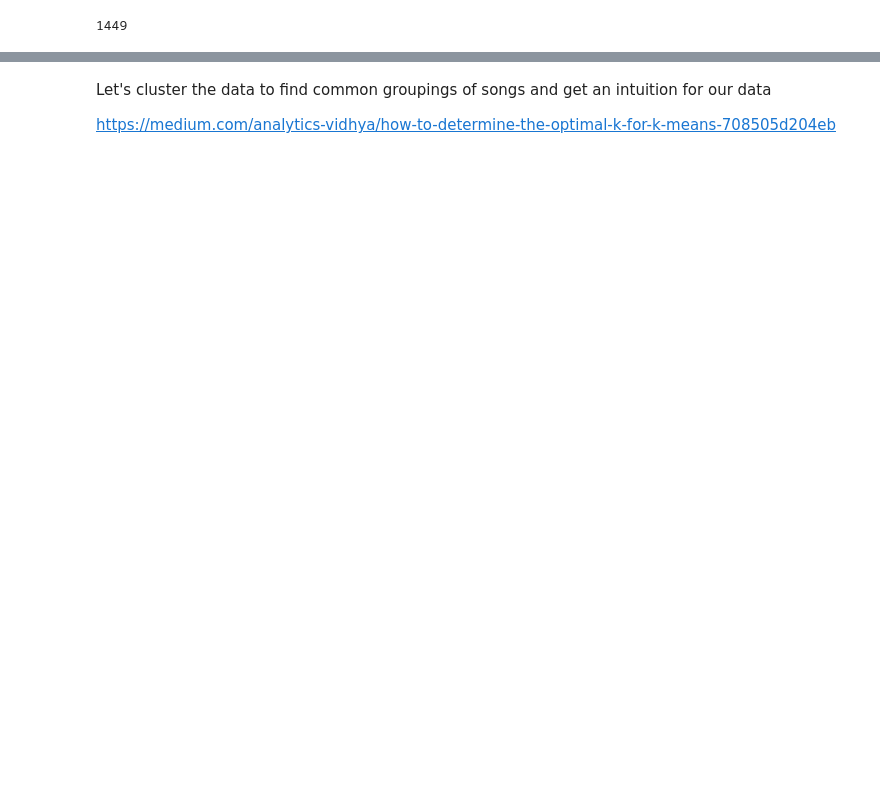
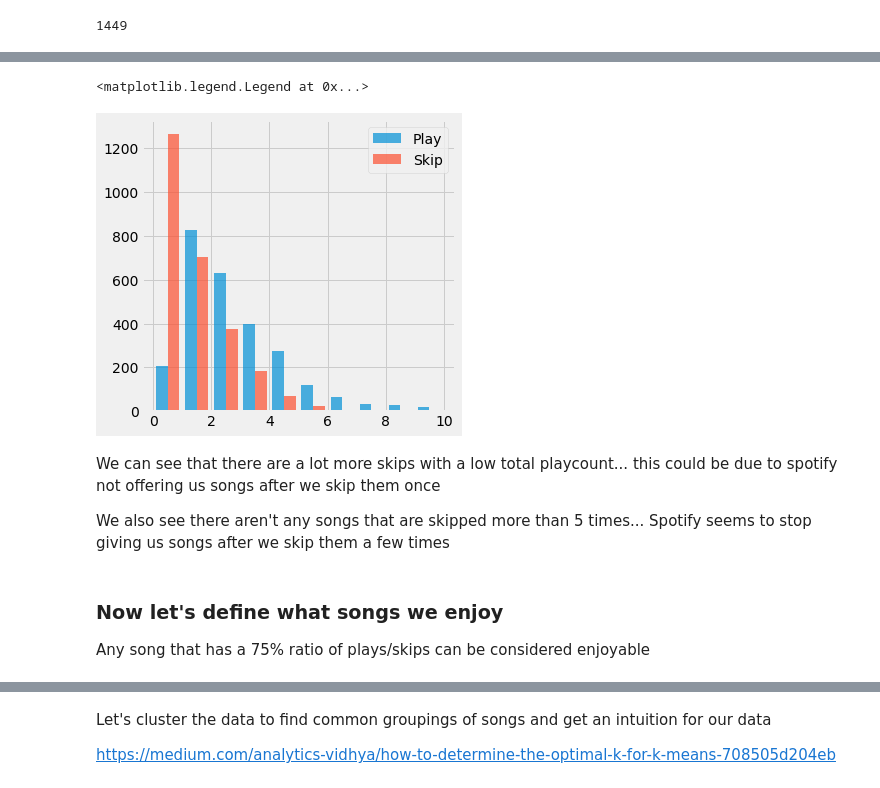
Before and after one commit to candrasc/Spotify_Artist_Recommender, a Jupyter notebook: Spotify Data Exploration.ipynb, the cells around one changed output, grey strips where cells are left out. Cells and saved outputs as stored; diff of their text form; code cells hidden in the pictures; blank space fills up the shorter version.

```diff
--- a/Spotify Data Exploration.ipynb
+++ b/Spotify Data Exploration.ipynb
@@ -61,0 +104,3 @@ df.artist.nunique()
+# %%
+hist['skip'] = np.where(hist['seconds']<60,1,0)
+hist['play'] = np.where(hist['seconds']>=60,1,0)
@@ -61,0 +116,2 @@ df.artist.nunique()
+# %%
+tracks = hist.groupby(['trackName','artistName']).agg({'skip':'sum', 'play': 'sum'}).reset_index()
@@ -61,0 +127,18 @@ df.artist.nunique()
+# %%
+fig, ax = plt.subplots(figsize = (5,5))
+
+
+play = tracks['play']
+skip = tracks['skip']
+plt.hist([play,skip], bins  = 10, range = (0,10),alpha = 0.7, label = ['Play','Skip'])
+plt.legend(loc='upper right')
+# %% [output]
+<matplotlib.legend.Legend at 0x...>
+[figure, added]
+# %% [markdown]
+We can see that there are a lot more skips with a low total playcount... this could be due to spotify not offering us songs after we skip them once
+
+We also see there aren't any songs that are skipped more than 5 times... Spotify seems to stop giving us songs after we skip them a few times
+# %% [markdown]
+### Now let's define what songs we enjoy
+Any song that has a 75% ratio of plays/skips can be considered enjoyable
```
Also changed, not shown: parts of 18 cells of this notebook, 1 other file.
